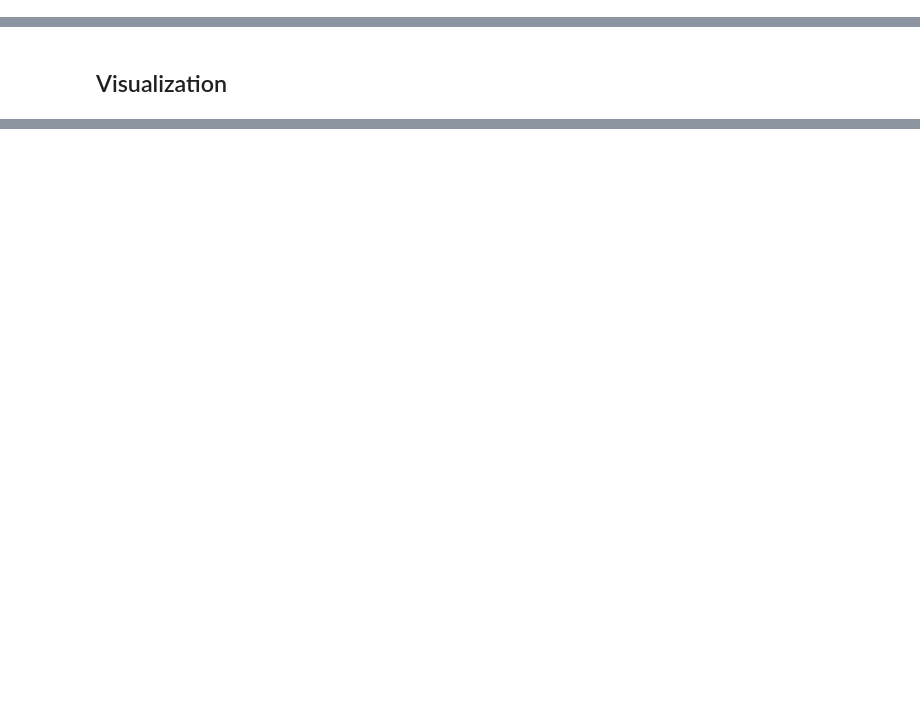
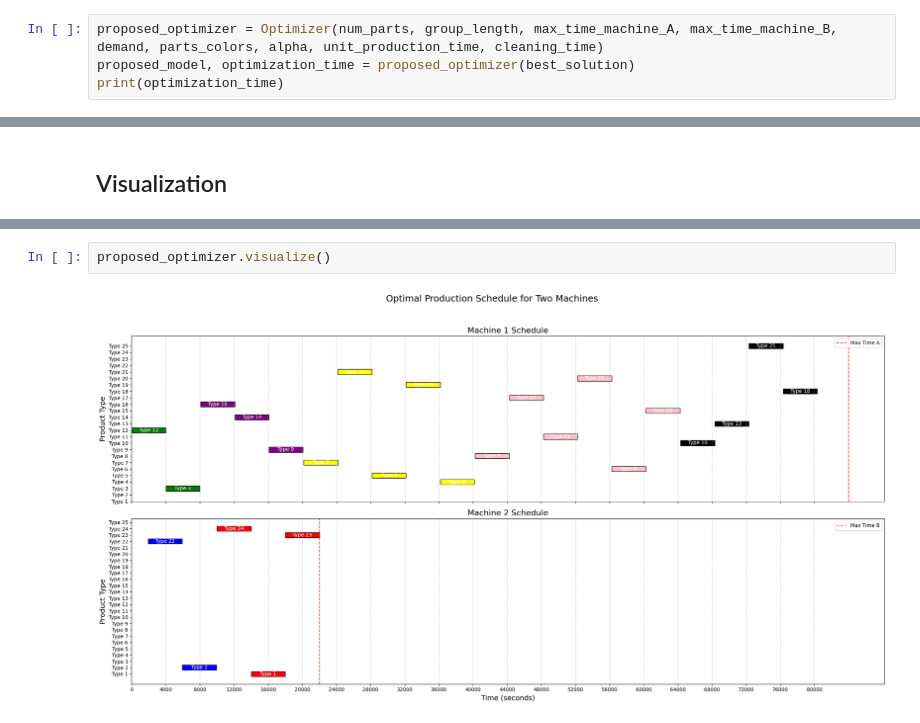
Before and after one commit to emrekuruu/Production_Planning, a Jupyter notebook: demo.ipynb, the cells around one changed output, grey strips where cells are left out. Cells and saved outputs as stored; diff of their text form; blank space fills up the shorter version.

Commit message:
feat: start optimization with tabus best solution

```diff
--- a/demo.ipynb
+++ b/demo.ipynb
@@ -59,0 +60,4 @@ best_solution
+# %%
+proposed_optimizer = Optimizer(num_parts, group_length, max_time_machine_A, max_time_machine_B, demand, parts_colors, alpha, unit_production_time, cleaning_time)
+proposed_model, optimization_time = proposed_optimizer(best_solution)
+print(optimization_time)
@@ -88,3 +110,7 @@ benchmark_optimizer.visualize()
+# %%
+proposed_optimizer.visualize()
+# %% [output]
+[figure, added]
 # %%
 tabu.visualize()
 # %% [output]
```
Also changed, not shown: parts of 7 cells of this notebook, 3 other files.
